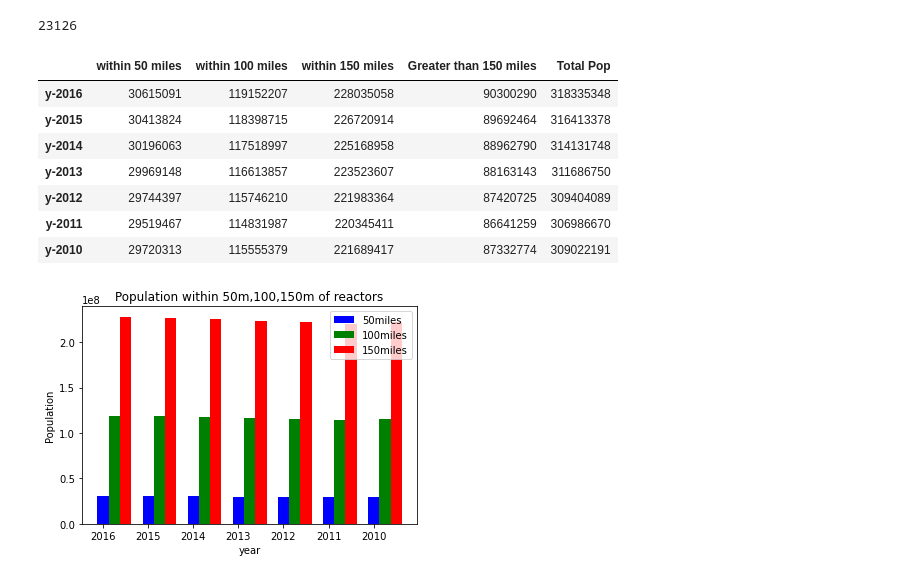
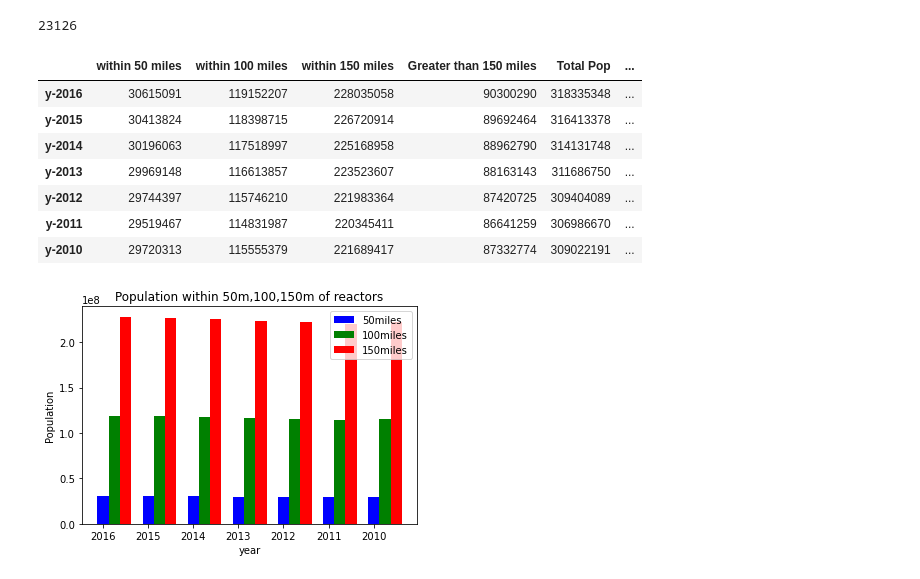
Before and after one commit to jhillner/Group-Project-1, a Jupyter notebook: Code/population2010to2016.ipynb, the cells around one changed output. Cells and saved outputs as stored; diff of their text form; code cells hidden in the pictures.

```diff
--- a/Code/population2010to2016.ipynb
+++ b/Code/population2010to2016.ipynb
@@ -378,24 +378,28 @@ mile_150=popnear_reactor[popnear_reactor['Distance from Reactor']<=241.402]
 # %%
 m_50=mile_50[['y-2016', 'y-2015', 'y-2014', 'y-2013', 'y-2012', 'y-2011','y-2010']].sum()
 m_100=mile_100[['y-2016', 'y-2015', 'y-2014', 'y-2013', 'y-2012', 'y-2011','y-2010']].sum()
 m_150=mile_150[['y-2016', 'y-2015', 'y-2014', 'y-2013', 'y-2012', 'y-2011','y-2010']].sum()
 m_more150=census_pop[['y-2016', 'y-2015', 'y-2014', 'y-2013', 'y-2012', 'y-2011','y-2010']].sum()-m_150
 totalpop=census_pop[['y-2016', 'y-2015', 'y-2014', 'y-2013', 'y-2012', 'y-2011','y-2010']].sum()
 df1=pd.DataFrame({'within 50 miles':m_50})
 df1['within 100 miles']=m_100
 df1['within 150 miles']=m_150
 df1['Greater than 150 miles']=m_more150
 df1['Total Pop']=totalpop
+df1['within 50 miles %']=(df1['within 50 miles']*100)/df1['Total Pop']
+df1['within 100 miles %']=(df1['within 100 miles']*100)/df1['Total Pop']
+df1['within 150 miles %']=(df1['within 150 miles']*100)/df1['Total Pop']
+
 df1
 # %% [output]
-|  | within 50 miles | within 100 miles | within 150 miles | Greater than 150 miles | Total Pop |
-| y-2016 | 30615091 | 119152207 | 228035058 | 90300290 | 318335348 |
-| y-2015 | 30413824 | 118398715 | 226720914 | 89692464 | 316413378 |
-| y-2014 | 30196063 | 117518997 | 225168958 | 88962790 | 314131748 |
-| y-2013 | 29969148 | 116613857 | 223523607 | 88163143 | 311686750 |
-| y-2012 | 29744397 | 115746210 | 221983364 | 87420725 | 309404089 |
-| y-2011 | 29519467 | 114831987 | 220345411 | 86641259 | 306986670 |
-| y-2010 | 29720313 | 115555379 | 221689417 | 87332774 | 309022191 |
+|  | within 50 miles | within 100 miles | within 150 miles | Greater than 150 miles | Total Pop | ... |
+| y-2016 | 30615091 | 119152207 | 228035058 | 90300290 | 318335348 | ... |
+| y-2015 | 30413824 | 118398715 | 226720914 | 89692464 | 316413378 | ... |
+| y-2014 | 30196063 | 117518997 | 225168958 | 88962790 | 314131748 | ... |
+| y-2013 | 29969148 | 116613857 | 223523607 | 88163143 | 311686750 | ... |
+| y-2012 | 29744397 | 115746210 | 221983364 | 87420725 | 309404089 | ... |
+| y-2011 | 29519467 | 114831987 | 220345411 | 86641259 | 306986670 | ... |
+| y-2010 | 29720313 | 115555379 | 221689417 | 87332774 | 309022191 | ... |
 # %%
 x_axis=np.arange(len(df1.index))
 ticklocations=['2016','2015','2014','2013','2012','2011','2010']
```
Also changed, not shown: 2 other files.
